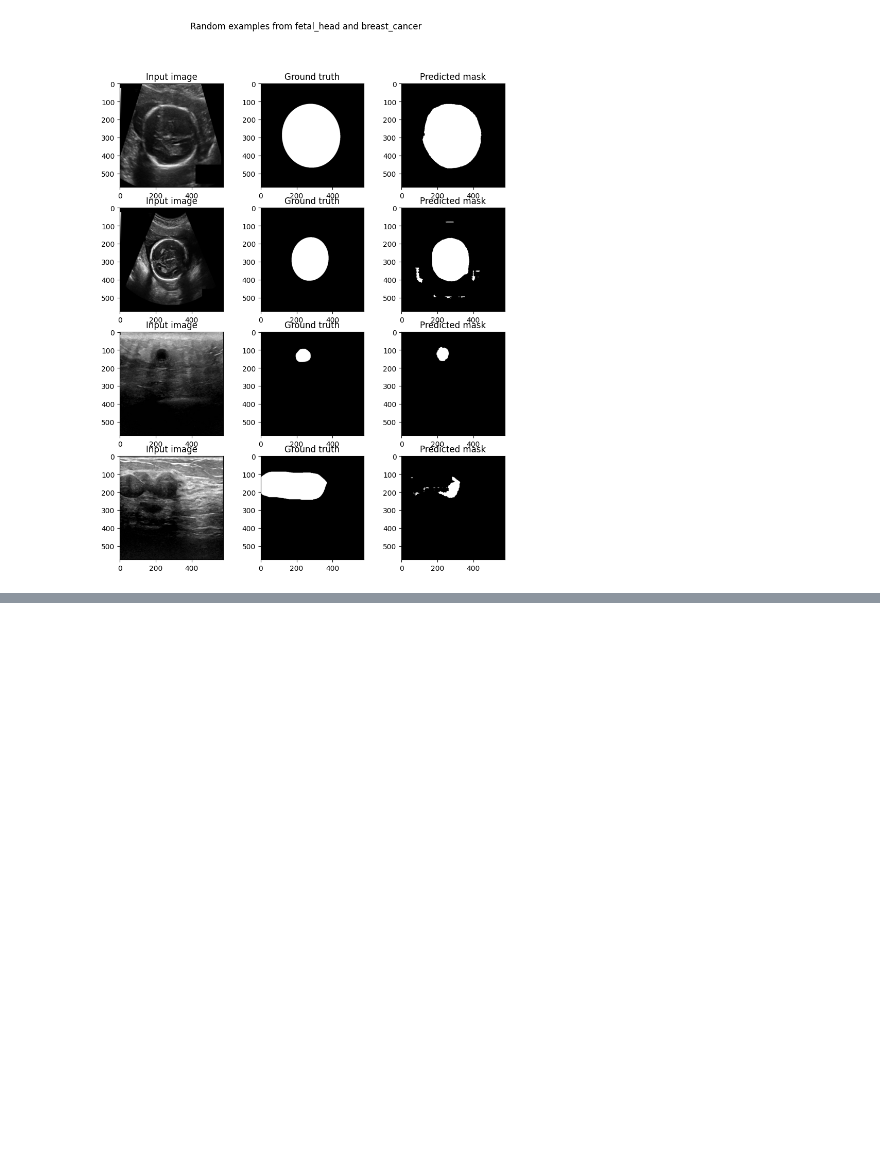
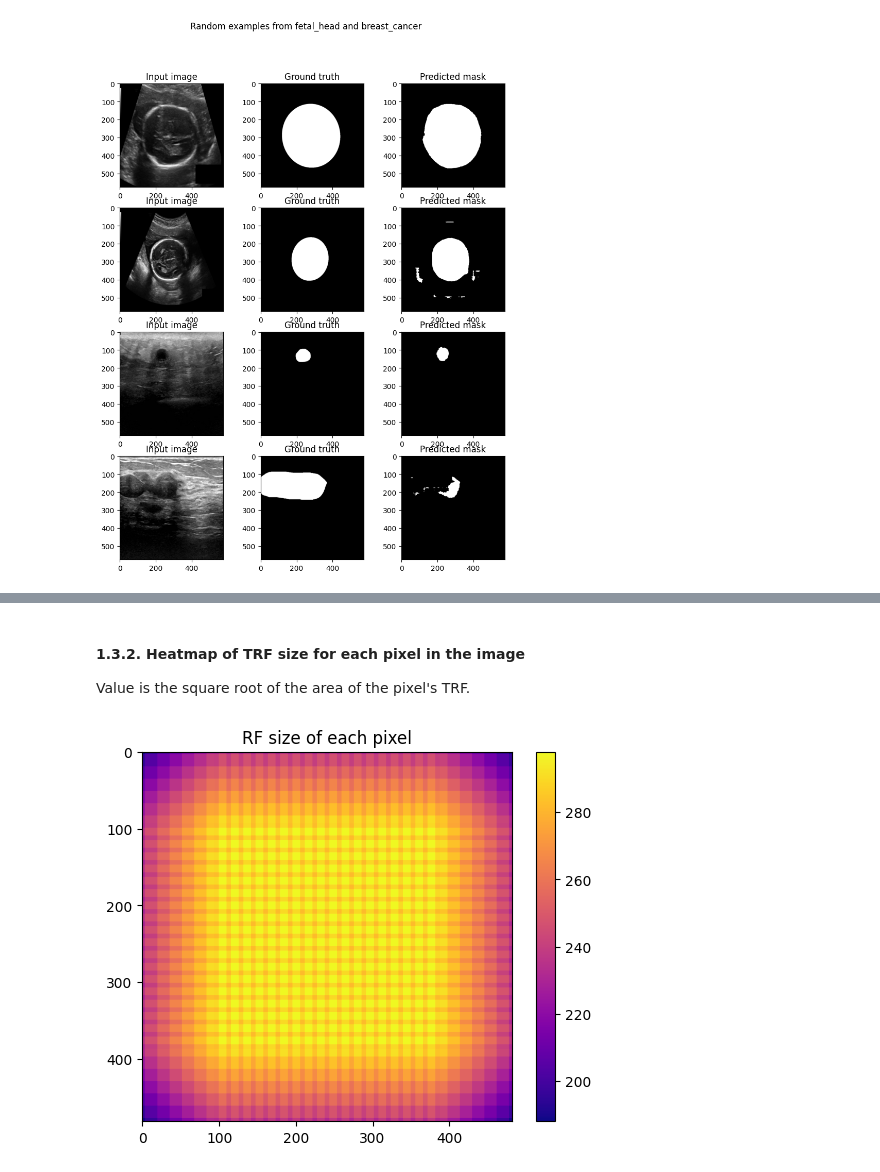
Before and after one commit to vinloo/u-net-receptive-field-study, a Jupyter notebook: receptive_field_study.ipynb, the cells around one changed output, grey strips where cells are left out. Cells and saved outputs as stored; diff of their text form; code cells hidden in the pictures; blank space fills up the shorter version.

```diff
--- a/receptive_field_study.ipynb
+++ b/receptive_field_study.ipynb
@@ -135,0 +255,13 @@ Average test dice score for breast_cancer: 0.39
+# %% [markdown]
+#### 1.3.2. Heatmap of TRF size for each pixel in the image
+Value is the square root of the area of the pixel's TRF.
+# %%
+a = rf_large_rf_by_hparams[:, :, 1, 1] - rf_large_rf_by_hparams[:, :, 0, 1] + 1
+b = rf_large_rf_by_hparams[:, :, 1, 0] - rf_large_rf_by_hparams[:, :, 0, 0] + 1
+rf_sizes = np.sqrt(np.multiply(a, b))
+plt.imshow(rf_sizes, cmap="plasma")
+plt.colorbar()
+plt.title("RF size of each pixel")
+plt.show()
+# %% [output]
+[figure, added]
```
Also changed, not shown: parts of 54 cells of this notebook, 7 other files.
